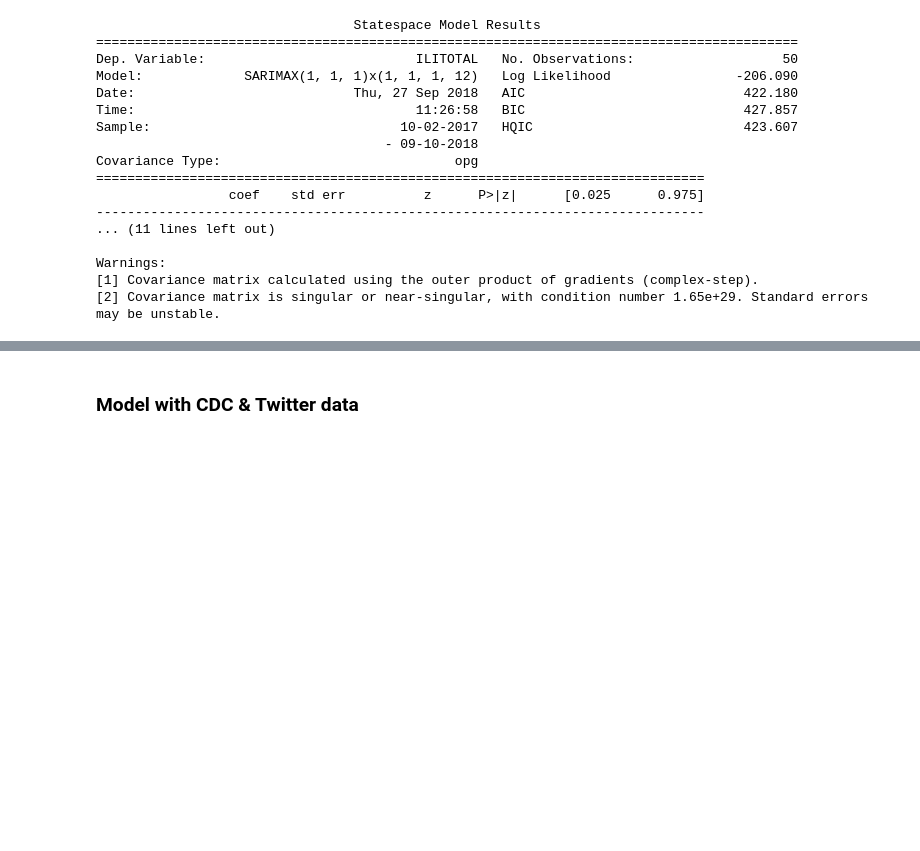
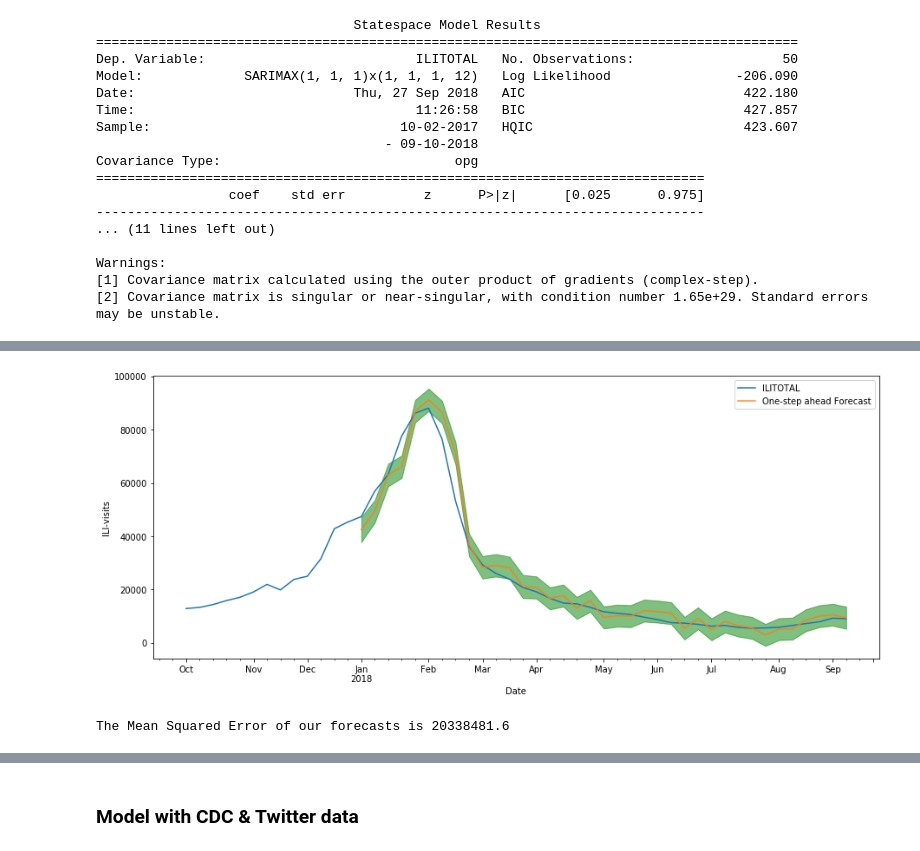
Before and after one commit to paulinaczheng/twitter_flu_tracking, a Jupyter notebook: Extended Analysis Pipeline.ipynb, the cells around one changed output, grey strips where cells are left out. Saved outputs shown, nothing was run; the diff lists cells and outputs as text; code cells hidden in the pictures; blank space fills up the shorter version.

Commit message:
update sarimax model for cdc data only, with validation and forecasting

```diff
--- a/Extended Analysis Pipeline.ipynb
+++ b/Extended Analysis Pipeline.ipynb
@@ -366,0 +398,32 @@ Warnings:
+# %%
+def forecasting(results, dynamic=False):
+    # get predictions
+    pred = results.get_prediction(start=pd.to_datetime('2018-01-01'), dynamic=dynamic)
+    pred_conf = pred.conf_int()
+    # Plot real vs predicted values along with confidence interval
+    rcParams['figure.figsize'] = 15, 6
+
+    #Plot observed values
+    ax = cdc_df['2017':].plot(label='observed')
+    #Plot predicted values
+    pred.predicted_mean.plot(ax=ax, label='One-step ahead Forecast', alpha=.9)
+    #Plot the range for confidence intervals
+    ax.fill_between(pred_conf.index,
+                    pred_conf.iloc[:, 0],
+                    pred_conf.iloc[:, 1], color='g', alpha=.5)
+    #Set axes labels
+    ax.set_xlabel('Date')
+    ax.set_ylabel('ILI-visits')
+    plt.legend()
+    plt.show()
+    # Get the Real and predicted values
+    visits_forecasted = pred.predicted_mean
+    visits_truth = cdc_df['2018-01-01':]['ILITOTAL']
+    # Compute the mean square error
+    mse = ((visits_forecasted - visits_truth) ** 2).mean()
+    print('The Mean Squared Error of our forecasts is {}'.format(round(mse, 2)))
+# %%
+forecasting(results, dynamic=False)
+# %% [output]
+[figure, added]
+The Mean Squared Error of our forecasts is 20338481.6
```
Also changed, not shown: parts of 9 cells of this notebook.
